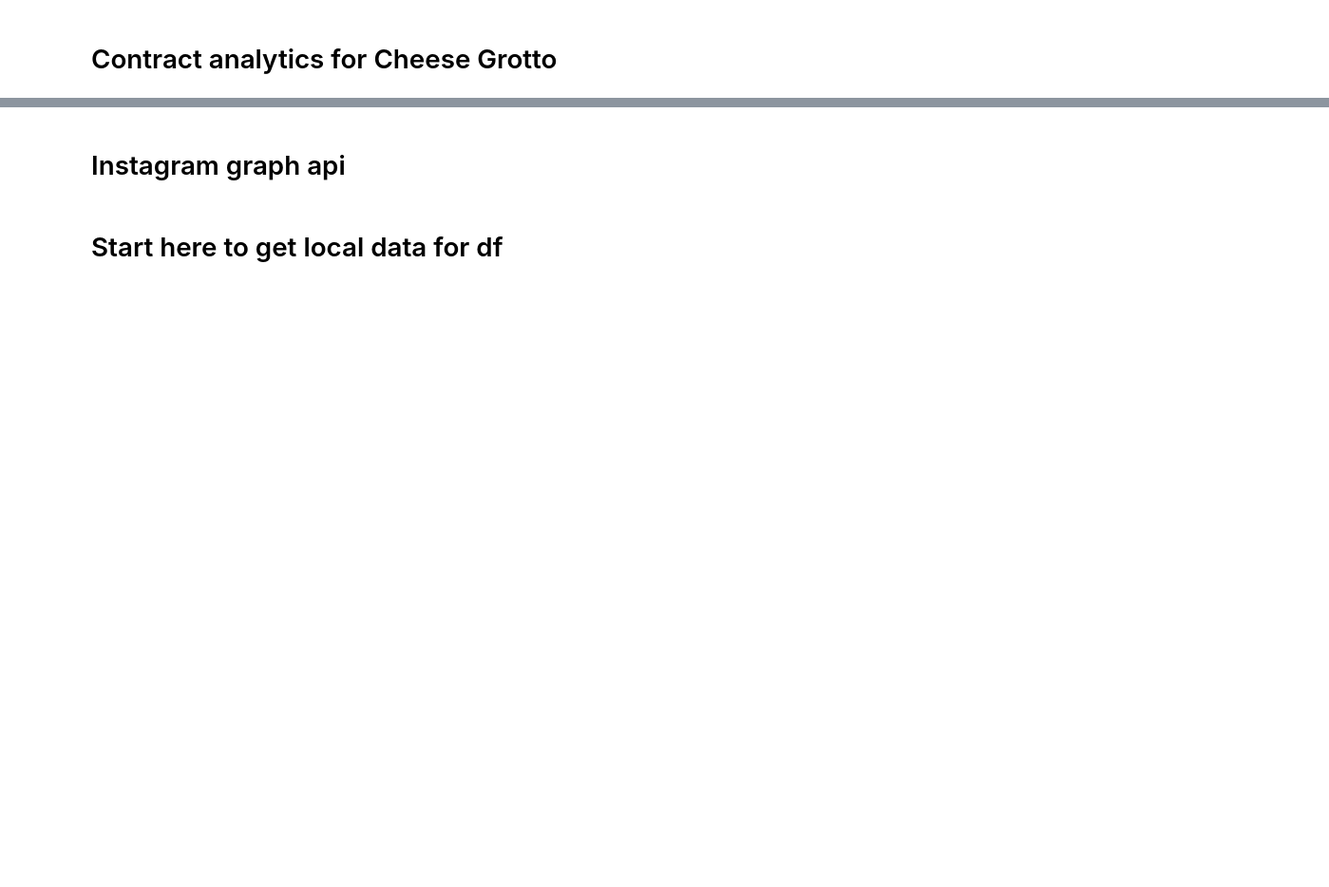
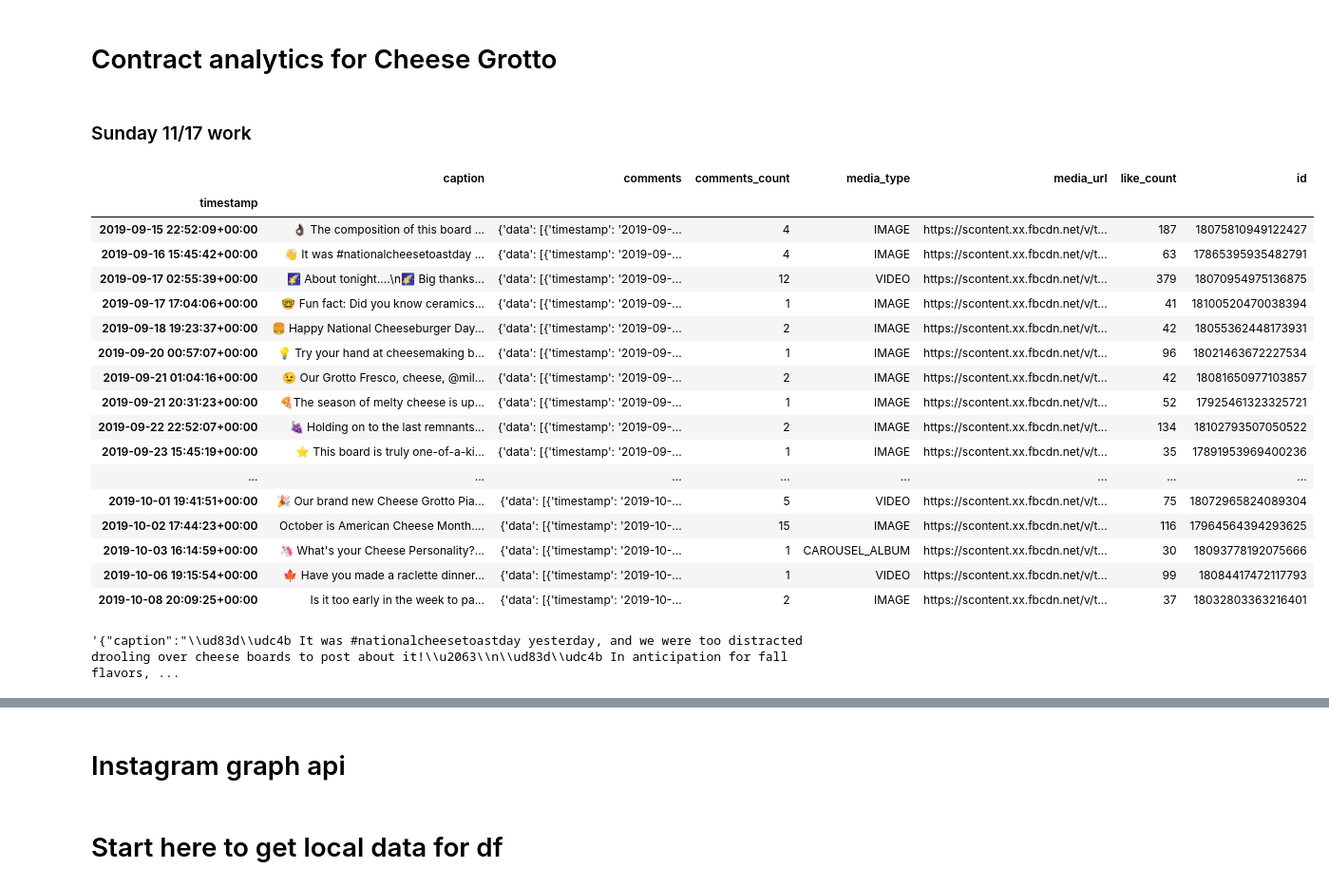
Before and after one commit to ssrosa/grotto, a Jupyter notebook: index.ipynb, the cells around one changed output, grey strips where cells are left out. Shown: that part at 95% size. Drawn from its saved outputs; the diff is of its cells as text; code cells hidden in the pictures; blank space fills up the shorter version.

```diff
--- a/index.ipynb
+++ b/index.ipynb
@@ -24,0 +29,2 @@ from datetime import datetime
+# %% [markdown]
+### Sunday 11/17 work
@@ -24,0 +54,22 @@ from datetime import datetime
+# %%
+#df taken from below
+df.tail(20)
+# %% [output]
+|  | caption | comments | comments_count | media_type | media_url | like_count | id |
+| timestamp |  |  |  |  |  |  |  |
+| 2019-09-15 22:52:09+00:00 | 👌🏿 The composition of this board ... | {'data': [{'timestamp': '2019-09-... | 4 | IMAGE | https://scontent.xx.fbcdn.net/v/t... | 187 | 18075810949122427 |
+| 2019-09-16 15:45:42+00:00 | 👋 It was #nationalcheesetoastday ... | {'data': [{'timestamp': '2019-09-... | 4 | IMAGE | https://scontent.xx.fbcdn.net/v/t... | 63 | 17865395935482791 |
+| 2019-09-17 02:55:39+00:00 | 🌠 About tonight....\n🌠 Big thanks... | {'data': [{'timestamp': '2019-09-... | 12 | VIDEO | https://scontent.xx.fbcdn.net/v/t... | 379 | 18070954975136875 |
+| 2019-09-17 17:04:06+00:00 | 🤓 Fun fact: Did you know ceramics... | {'data': [{'timestamp': '2019-09-... | 1 | IMAGE | https://scontent.xx.fbcdn.net/v/t... | 41 | 18100520470038394 |
+| 2019-09-18 19:23:37+00:00 | 🍔 Happy National Cheeseburger Day... | {'data': [{'timestamp': '2019-09-... | 2 | IMAGE | https://scontent.xx.fbcdn.net/v/t... | 42 | 18055362448173931 |
+| 2019-09-20 00:57:07+00:00 | 💡 Try your hand at cheesemaking b... | {'data': [{'timestamp': '2019-09-... | 1 | IMAGE | https://scontent.xx.fbcdn.net/v/t... | 96 | 18021463672227534 |
+| 2019-09-21 01:04:16+00:00 | 😉 Our Grotto Fresco, cheese, @mil... | {'data': [{'timestamp': '2019-09-... | 2 | IMAGE | https://scontent.xx.fbcdn.net/v/t... | 42 | 18081650977103857 |
+| 2019-09-21 20:31:23+00:00 | 🍕The season of melty cheese is up... | {'data': [{'timestamp': '2019-09-... | 1 | IMAGE | https://scontent.xx.fbcdn.net/v/t... | 52 | 17925461323325721 |
+| 2019-09-22 22:52:07+00:00 | 🍇 Holding on to the last remnants... | {'data': [{'timestamp': '2019-09-... | 2 | IMAGE | https://scontent.xx.fbcdn.net/v/t... | 134 | 18102793507050522 |
+| 2019-09-23 15:45:19+00:00 | ⭐ This board is truly one-of-a-ki... | {'data': [{'timestamp': '2019-09-... | 1 | IMAGE | https://scontent.xx.fbcdn.net/v/t... | 35 | 17891953969400236 |
+| ... | ... | ... | ... | ... | ... | ... | ... |
+| 2019-10-01 19:41:51+00:00 | 🎉 Our brand new Cheese Grotto Pia... | {'data': [{'timestamp': '2019-10-... | 5 | VIDEO | https://scontent.xx.fbcdn.net/v/t... | 75 | 18072965824089304 |
+| 2019-10-02 17:44:23+00:00 | October is American Cheese Month.... | {'data': [{'timestamp': '2019-10-... | 15 | IMAGE | https://scontent.xx.fbcdn.net/v/t... | 116 | 17964564394293625 |
+| 2019-10-03 16:14:59+00:00 | 🦄 What's your Cheese Personality?... | {'data': [{'timestamp': '2019-10-... | 1 | CAROUSEL_ALBUM | https://scontent.xx.fbcdn.net/v/t... | 30 | 18093778192075666 |
+| 2019-10-06 19:15:54+00:00 | 🍁 Have you made a raclette dinner... | {'data': [{'timestamp': '2019-10-... | 1 | VIDEO | https://scontent.xx.fbcdn.net/v/t... | 99 | 18084417472117793 |
+| 2019-10-08 20:09:25+00:00 | Is it too early in the week to pa... | {'data': [{'timestamp': '2019-10-... | 2 | IMAGE | https://scontent.xx.fbcdn.net/v/t... | 37 | 18032803363216401 |
@@ -24,0 +82,4 @@ from datetime import datetime
+# %%
+media_objects_recent[0]
+# %% [output]
+'{"caption":"\\ud83d\\udc4b It was #nationalcheesetoastday yesterday, and we were too distracted drooling over cheese boards to post about it!\\u2063\\n\\ud83d\\udc4b In anticipation for fall flavors, ...
```
Also changed, not shown: parts of 37 cells of this notebook, 8 other files.
